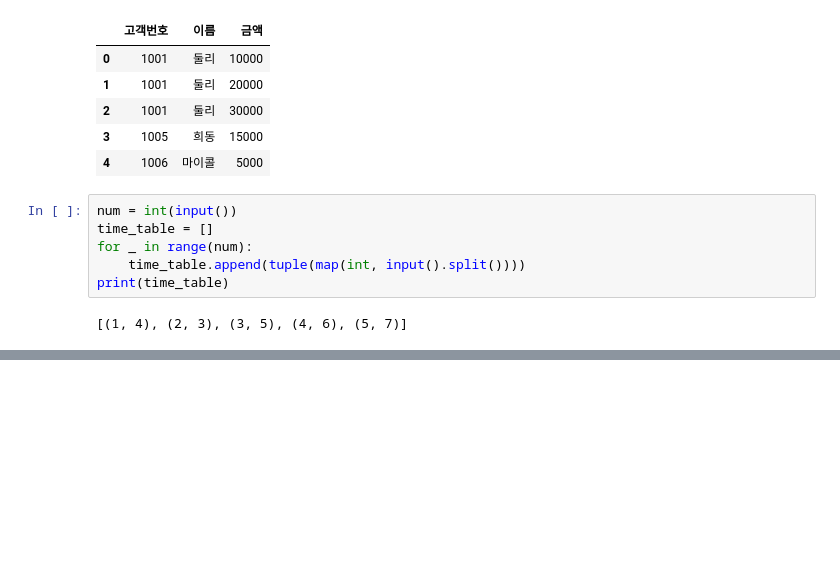
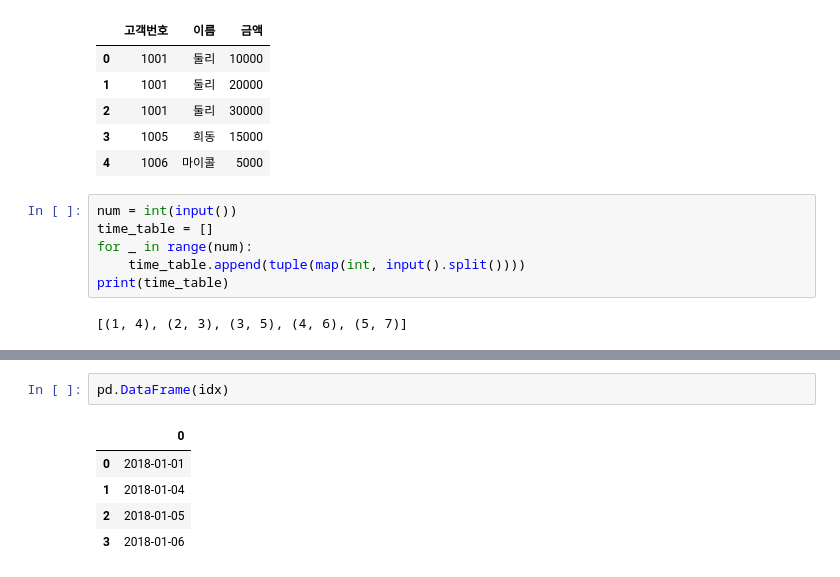
Before and after one commit to sangwookWoo/pythonbasic, a Jupyter notebook: 07python_pandas.ipynb, the cells around one changed output, grey strips where cells are left out. Cells and saved outputs as stored; diff of their text form; blank space fills up the shorter version.

```diff
--- a/07python_pandas.ipynb
+++ b/07python_pandas.ipynb
@@ -600,0 +633,8 @@ IndexError: list index out of range
+# %%
+pd.DataFrame(idx)
+# %% [output]
+|  | 0 |
+| 0 | 2018-01-01 |
+| 1 | 2018-01-04 |
+| 2 | 2018-01-05 |
+| 3 | 2018-01-06 |
```
Also changed, not shown: parts of 20 cells of this notebook, 21 other files.
